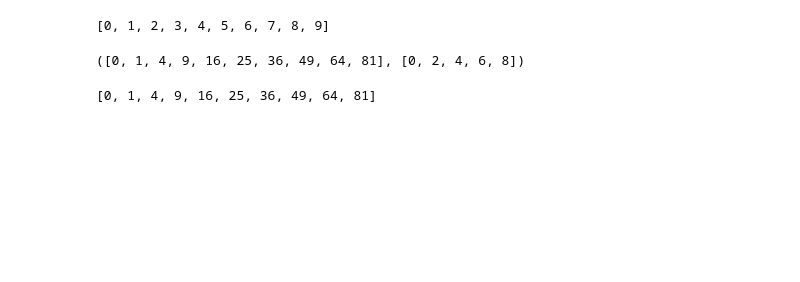
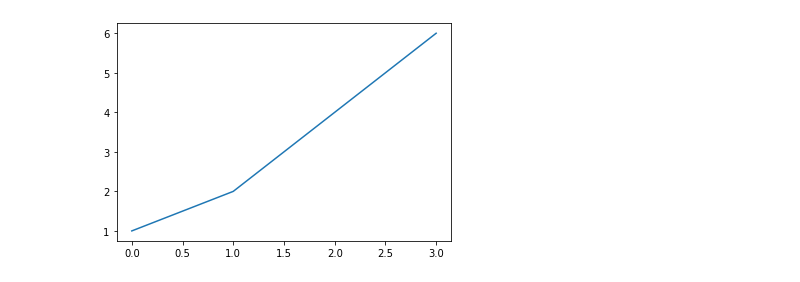
Before and after one commit to bjmin/bmin_comphys, a Jupyter notebook: ml/ml02/mlphys02-1.ipynb, the cells around one changed output. Drawn from its saved outputs; the diff is of its cells as text; code cells hidden in the pictures; blank space fills up the shorter version.

```diff
--- a/ml/ml02/mlphys02-1.ipynb
+++ b/ml/ml02/mlphys02-1.ipynb
@@ -221,5 +0,0 @@ a1
-# %%
-a2=[i for i in range(10)]
-a2
-# %% [output]
-[0, 1, 2, 3, 4, 5, 6, 7, 8, 9]
@@ -229,10 +0,0 @@ a4=[i for i in range(10) if i%2 ==0]
-# %%
-a3, a4
-# %% [output]
-([0, 1, 4, 9, 16, 25, 36, 49, 64, 81], [0, 2, 4, 6, 8])
-# %%
-b = [i for i in range(10)]
-b = [i**2 for i in b]
-b
-# %% [output]
-[0, 1, 4, 9, 16, 25, 36, 49, 64, 81]
@@ -238,0 +4,4 @@ b
+# %%
+plt.plot([1,2,4,6]);
+# %% [output]
+[figure, added]
```
Also changed, not shown: parts of 64 cells of this notebook.
